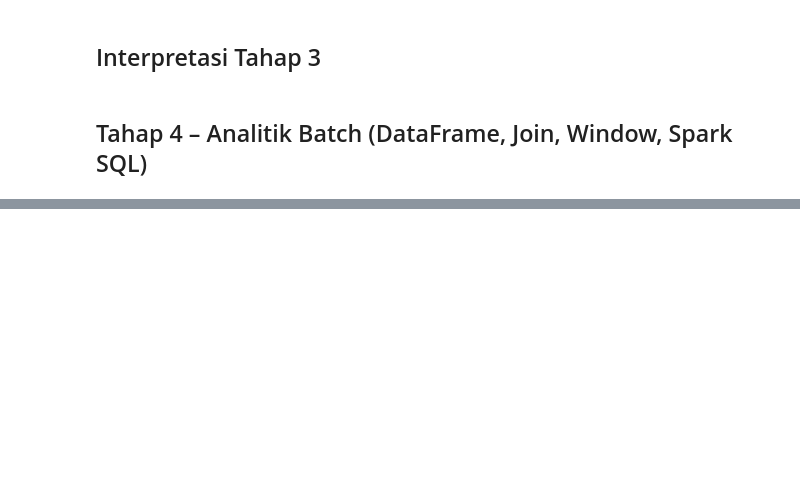
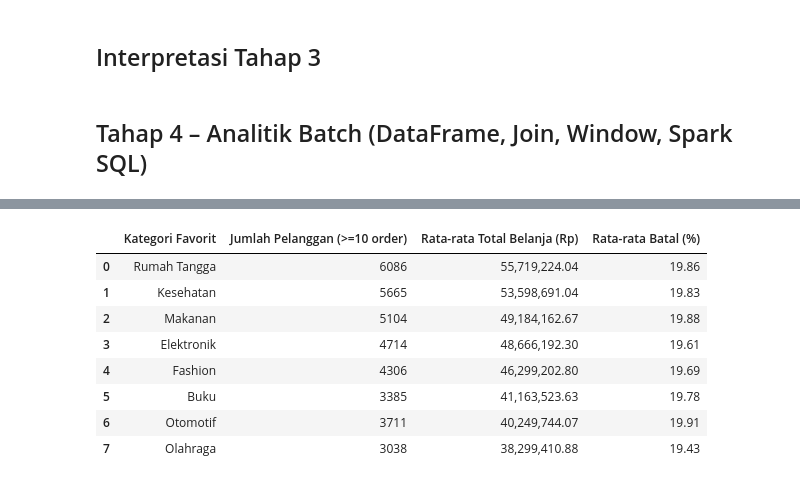
Before and after one commit to cahyoadi-hash/Practic-Big-data, a Jupyter notebook: proyek-akhir/2505060034_Cahyo Adi Nugroho_Proyek.ipynb, the cells around one changed output, grey strips where cells are left out. Drawn from its saved outputs; the diff is of its cells as text; code cells hidden in the pictures; blank space fills up the shorter version.

```diff
--- a/proyek-akhir/2505060034_Cahyo Adi Nugroho_Proyek.ipynb
+++ b/proyek-akhir/2505060034_Cahyo Adi Nugroho_Proyek.ipynb
@@ -1121,0 +1381,66 @@ print("--== Profil Pelanggan Berisiko Pergi Berdasarkan Kota ==--")
+# %%
+# 1. Query dengan operator $gt dan $in
+#    Cari pelanggan Gold/Platinum yang total belanjanya > Rp 1 miliar
+filter_op1 = {
+    "membership": {"$in": ["Gold", "Platinum"]},
+    "total_belanja": {"$gt": 1_000_000_000}
+}
+jml_op1 = koleksi_profil.count_documents(filter_op1)
+print(f"1. [Operator $gt & $in] Pelanggan Gold/Platinum belanja > Rp 1 M: {jml_op1} orang")
+for d in koleksi_profil.find(filter_op1, {"_id": 0, "pelanggan_id": 1, "nama": 1, "membership": 1, "total_belanja": 1}).sort("total_belanja", -1).limit(3):
+    print("  ", d)
+
+# 2. Query pada field array (tags)
+#    Cari produk yang di dalam array 'tags' memiliki label 'impor'
+filter_op2 = {"tags": "impor"}
+jml_op2 = koleksi_produk.count_documents(filter_op2)
+print(f"\n2. [Query Array 'tags'] Jumlah produk dengan tag 'impor': {jml_op2:,} produk")
+for d in koleksi_produk.find(filter_op2, {"_id": 0, "produk_id": 1, "nama_produk": 1, "kategori": 1, "tags": 1}).limit(3):
+    print("  ", d)
+
+# 3. Query pada field yang tidak selalu ada ($exists)
+#    Cari produk yang memiliki atribut opsional 'garansi_bulan' vs yang tidak memiliki
+jml_punya_garansi = koleksi_produk.count_documents({"garansi_bulan": {"$exists": True}})
+jml_tanpa_garansi = koleksi_produk.count_documents({"garansi_bulan": {"$exists": False}})
+print(f"\n3. [Operator $exists] Produk punya 'garansi_bulan': {jml_punya_garansi:,} | Tanpa 'garansi_bulan': {jml_tanpa_garansi:,}")
+for d in koleksi_produk.find({"garansi_bulan": {"$exists": True}}, {"_id": 0, "produk_id": 1, "nama_produk": 1, "kategori": 1, "garansi_bulan": 1, "voltase": 1}).limit(3):
+    print("  ", d)
+
+# 4. Update satu dokumen (update_one)
+#    Tambahkan label 'status_vip' pada pelanggan_id 47055 di koleksi profil_pelanggan
+sebelum_upd = koleksi_profil.find_one({"pelanggan_id": 47055}, {"_id": 0, "pelanggan_id": 1, "nama": 1, "membership": 1, "status_vip": 1})
+hasil_upd = koleksi_profil.update_one(
+    {"pelanggan_id": 47055},
+    {"$set": {"status_vip": "Prioritas Utama"}}
+)
+sesudah_upd = koleksi_profil.find_one({"pelanggan_id": 47055}, {"_id": 0, "pelanggan_id": 1, "nama": 1, "membership": 1, "status_vip": 1})
+print(f"\n4. [Update One] Matched: {hasil_upd.matched_count} | Modified: {hasil_upd.modified_count}")
+print("   Sebelum:", sebelum_upd)
+print("   Sesudah:", sesudah_upd)
+
+# 5. Aggregation Pipeline ($match -> $group -> $sort)
+#    Khusus pelanggan aktif (>= 10 pesanan), hitung jumlah pelanggan & rata-rata belanja per kategori favorit
+pipeline = [
+    {"$match": {"jumlah_pesanan": {"$gte": 10}}},
+    {"$group": {
+        "_id": "$kategori_favorit",
+        "jumlah_pelanggan": {"$sum": 1},
+        "rata_rata_belanja": {"$avg": "$total_belanja"},
+        "rata_rata_batal_persen": {"$avg": "$tingkat_pembatalan_persen"}
+    }},
+    {"$sort": {"rata_rata_belanja": -1}}
+]
+
+hasil_agg = list(koleksi_profil.aggregate(pipeline))
+tabel_agg = pd.DataFrame([
+    {
+        "Kategori Favorit": r["_id"],
+        "Jumlah Pelanggan (>=10 order)": r["jumlah_pelanggan"],
+        "Rata-rata Total Belanja (Rp)": f"{r['rata_rata_belanja']:,.2f}",
+        "Rata-rata Batal (%)": __builtins__.round(r["rata_rata_batal_persen"], 2)
+    }
+    for r in hasil_agg
+])
+print("\n5. [Aggregation Pipeline] Profil Pelanggan Aktif per Kategori Favorit:")
+display(tabel_agg)
+# %% [output]
@@ -1121,0 +1467,9 @@ print("--== Profil Pelanggan Berisiko Pergi Berdasarkan Kota ==--")
+|  | Kategori Favorit | Jumlah Pelanggan (>=10 order) | Rata-rata Total Belanja (Rp) | Rata-rata Batal (%) |
+| 0 | Rumah Tangga | 6086 | 55,719,224.04 | 19.86 |
+| 1 | Kesehatan | 5665 | 53,598,691.04 | 19.83 |
+| 2 | Makanan | 5104 | 49,184,162.67 | 19.88 |
+| 3 | Elektronik | 4714 | 48,666,192.30 | 19.61 |
+| 4 | Fashion | 4306 | 46,299,202.80 | 19.69 |
+| 5 | Buku | 3385 | 41,163,523.63 | 19.78 |
+| 6 | Otomotif | 3711 | 40,249,744.07 | 19.91 |
+| 7 | Olahraga | 3038 | 38,299,410.88 | 19.43 |
```
Also changed, not shown: parts of 17 cells of this notebook.
